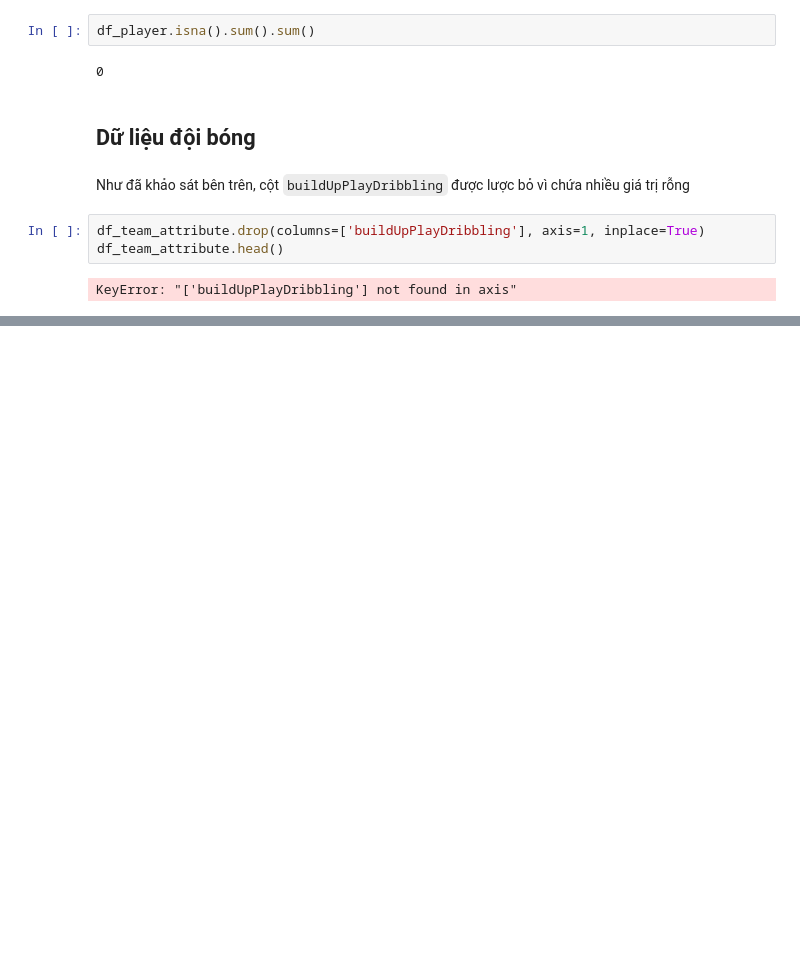
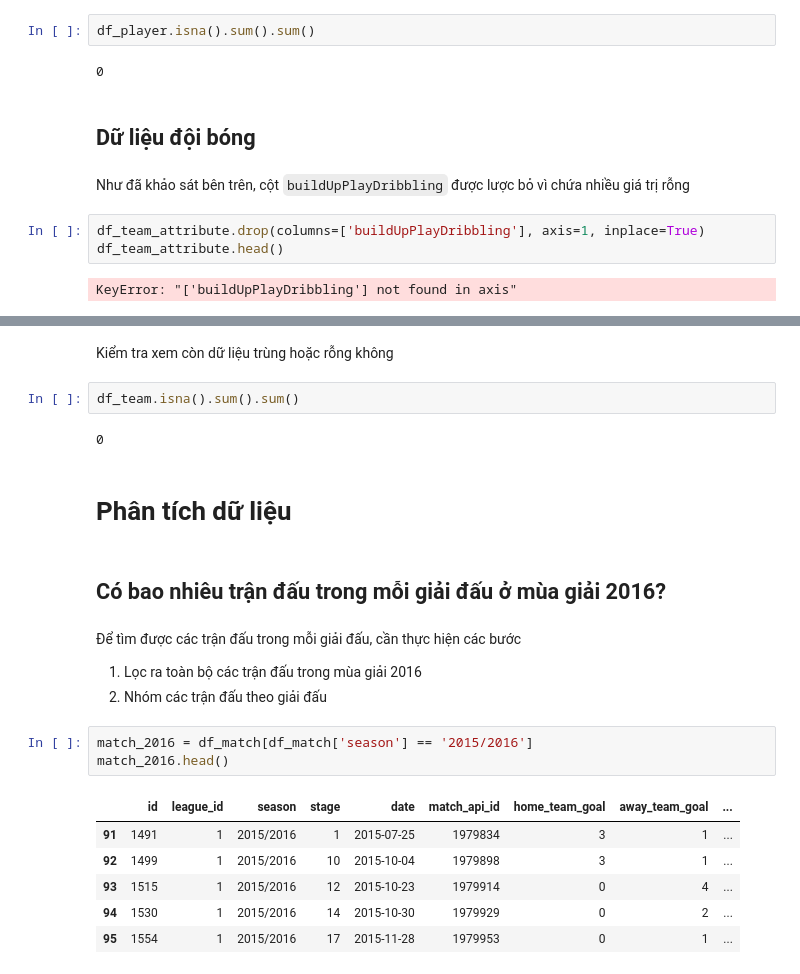
Before and after one commit to vquanghuy/13-data-analysis-applications, a Jupyter notebook: european-soccer.ipynb, the cells around one changed output, grey strips where cells are left out. Drawn from its saved outputs; the diff is of its cells as text; blank space fills up the shorter version.

```diff
--- a/european-soccer.ipynb
+++ b/european-soccer.ipynb
@@ -797,0 +826,25 @@ df_team_attribute.head()
+# %% [markdown]
+Kiểm tra xem còn dữ liệu trùng hoặc rỗng không
+# %%
+df_team.isna().sum().sum()
+# %% [output]
+0
+# %% [markdown]
+# Phân tích dữ liệu
+# %% [markdown]
+## Có bao nhiêu trận đấu trong mỗi giải đấu ở mùa giải 2016?
+# %% [markdown]
+Để tìm được các trận đấu trong mỗi giải đấu, cần thực hiện các bước
+
+1. Lọc ra toàn bộ các trận đấu trong mùa giải 2016
+2. Nhóm các trận đấu theo giải đấu
+# %%
+match_2016 = df_match[df_match['season'] == '2015/2016']
+match_2016.head()
+# %% [output]
+|  | id | league_id | season | stage | date | match_api_id | home_team_goal | away_team_goal | ... |
+| 91 | 1491 | 1 | 2015/2016 | 1 | 2015-07-25 | 1979834 | 3 | 1 | ... |
+| 92 | 1499 | 1 | 2015/2016 | 10 | 2015-10-04 | 1979898 | 3 | 1 | ... |
+| 93 | 1515 | 1 | 2015/2016 | 12 | 2015-10-23 | 1979914 | 0 | 4 | ... |
+| 94 | 1530 | 1 | 2015/2016 | 14 | 2015-10-30 | 1979929 | 0 | 2 | ... |
+| 95 | 1554 | 1 | 2015/2016 | 17 | 2015-11-28 | 1979953 | 0 | 1 | ... |
```
Also changed, not shown: parts of 34 cells of this notebook.
